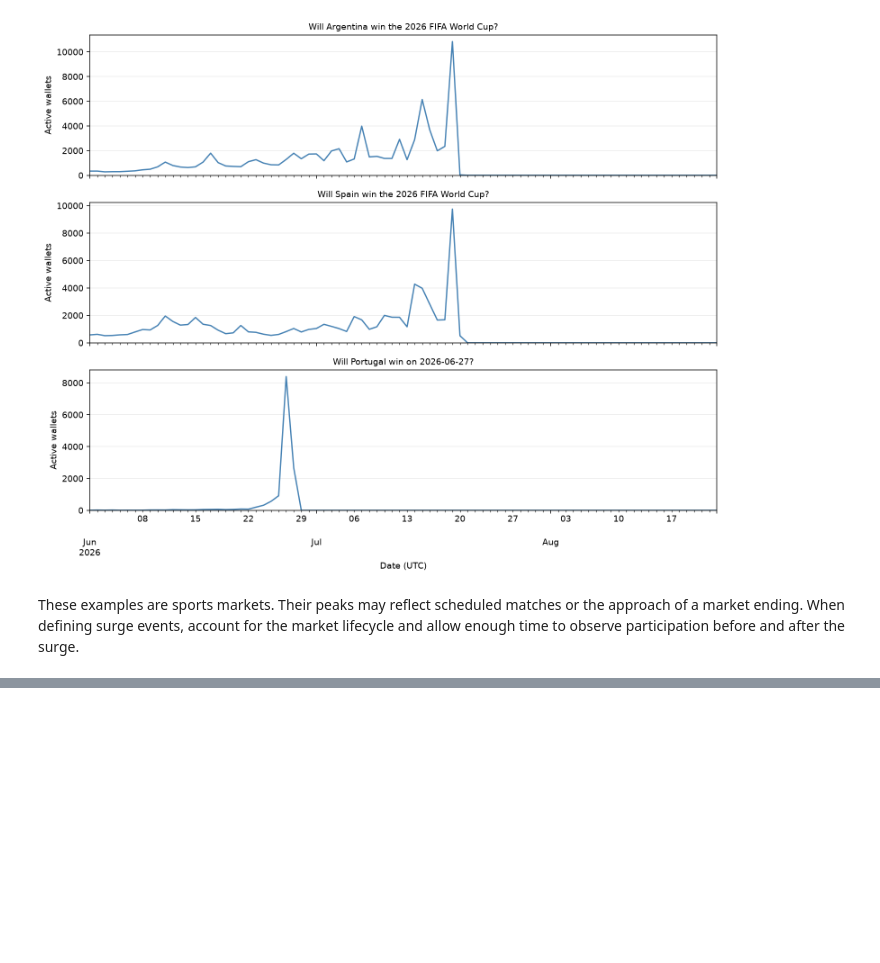
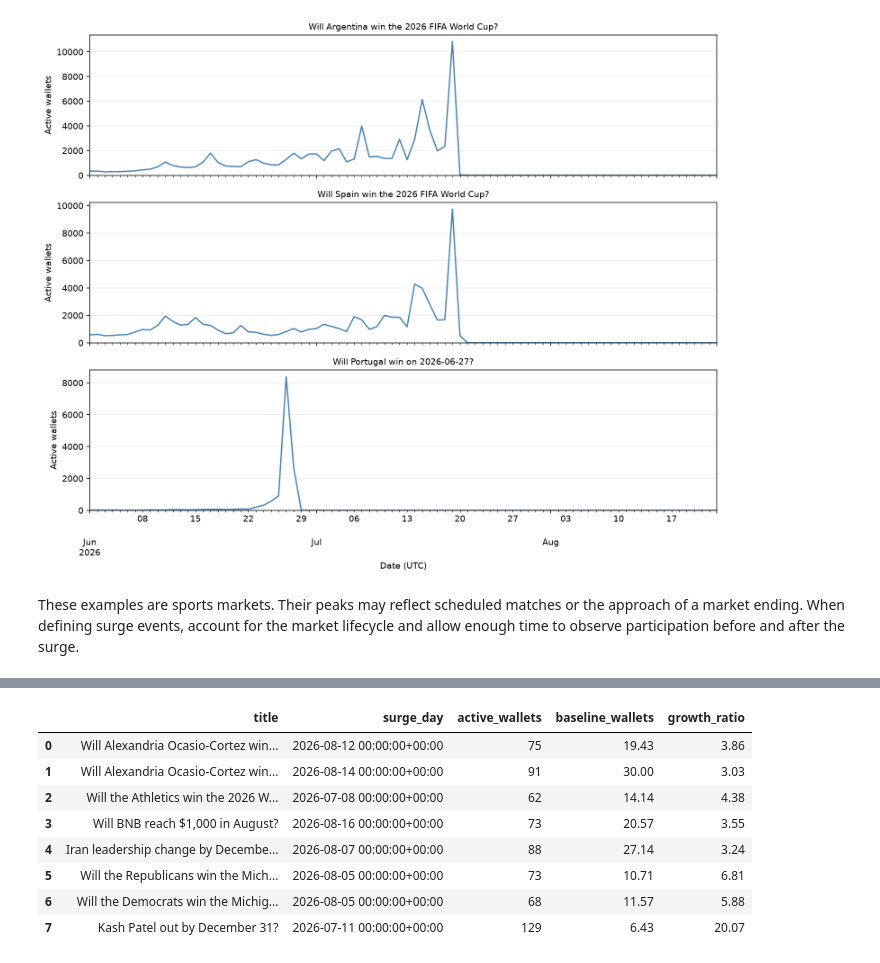
Before and after one commit to Cumuifreer/ucla-stats161-project, a Jupyter notebook: midterm.ipynb, the cells around one changed output, grey strips where cells are left out. Saved outputs shown, nothing was run; the diff lists cells and outputs as text; code cells hidden in the pictures; blank space fills up the shorter version.

```diff
--- a/midterm.ipynb
+++ b/midterm.ipynb
@@ -418,0 +489,21 @@ These examples are sports markets. Their peaks may reflect scheduled matches or
+# %%
+surge_activity = surge_activity.join(
+    market_dates[["title", "first_trade_day", "market_end"]], on="market"
+)
+day_number = (surge_activity["day"] - dates[0]).dt.days
+surge_activity["period"] = day_number // 28 + 1
+in_observation_window = (
+    (surge_activity["period"] >= 2)
+    & (day_number % 28).between(window_days, 27 - window_days)
+)
+has_history = (
+    surge_activity["first_trade_day"] <= surge_activity["day"] - pd.Timedelta(days=window_days)
+)
+has_followup = (
+    surge_activity["market_end"] >= surge_activity["day"] + pd.Timedelta(days=window_days + 1)
+)
+can_observe = in_observation_window & has_history & has_followup
+
+surge_activity.loc[
+    can_observe, ["active_wallets", "baseline_wallets", "growth_ratio"]
+].describe(percentiles=[0.5, 0.9, 0.95, 0.99]).round(2)
@@ -418,0 +547,14 @@ These examples are sports markets. Their peaks may reflect scheduled matches or
+# %%
+surge_events[[
+    "title", "surge_day", "active_wallets", "baseline_wallets", "growth_ratio"
+]].head(8).round({"baseline_wallets": 2, "growth_ratio": 2})
+# %% [output]
+|  | title | surge_day | active_wallets | baseline_wallets | growth_ratio |
+| 0 | Will Alexandria Ocasio-Cortez win... | 2026-08-12 00:00:00+00:00 | 75 | 19.43 | 3.86 |
+| 1 | Will Alexandria Ocasio-Cortez win... | 2026-08-14 00:00:00+00:00 | 91 | 30.00 | 3.03 |
+| 2 | Will the Athletics win the 2026 W... | 2026-07-08 00:00:00+00:00 | 62 | 14.14 | 4.38 |
+| 3 | Will BNB reach $1,000 in August? | 2026-08-16 00:00:00+00:00 | 73 | 20.57 | 3.55 |
+| 4 | Iran leadership change by Decembe... | 2026-08-07 00:00:00+00:00 | 88 | 27.14 | 3.24 |
+| 5 | Will the Republicans win the Mich... | 2026-08-05 00:00:00+00:00 | 73 | 10.71 | 6.81 |
+| 6 | Will the Democrats win the Michig... | 2026-08-05 00:00:00+00:00 | 68 | 11.57 | 5.88 |
+| 7 | Kash Patel out by December 31? | 2026-07-11 00:00:00+00:00 | 129 | 6.43 | 20.07 |
```
Also changed, not shown: parts of 10 cells of this notebook, 1 other file.
